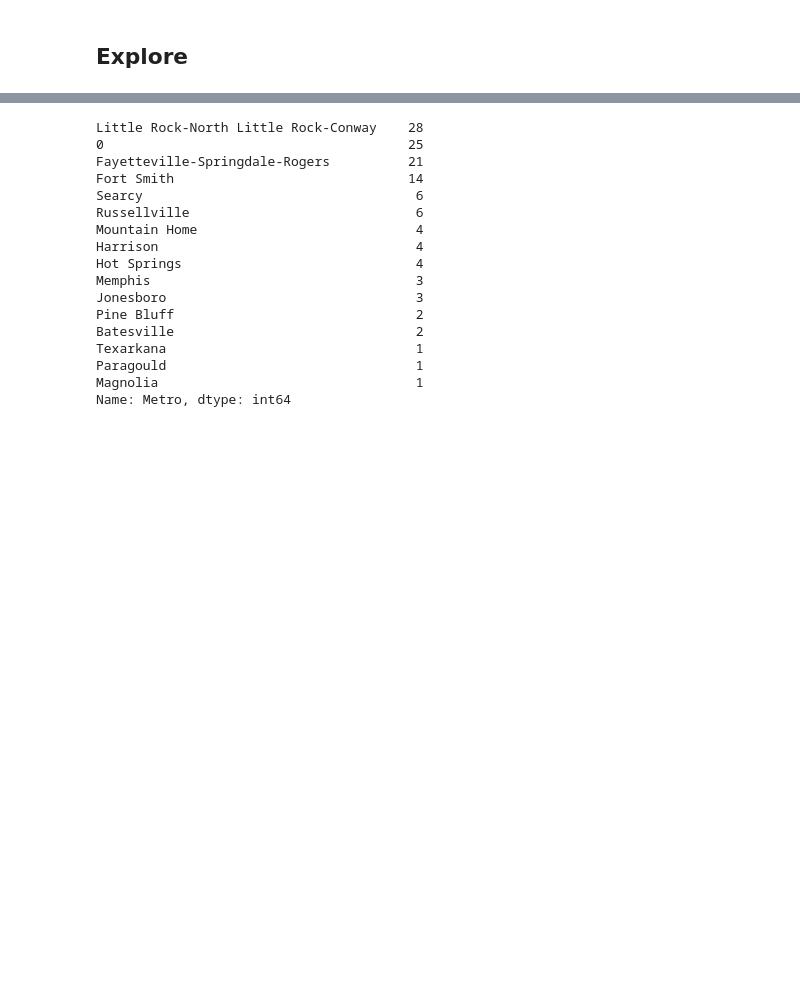
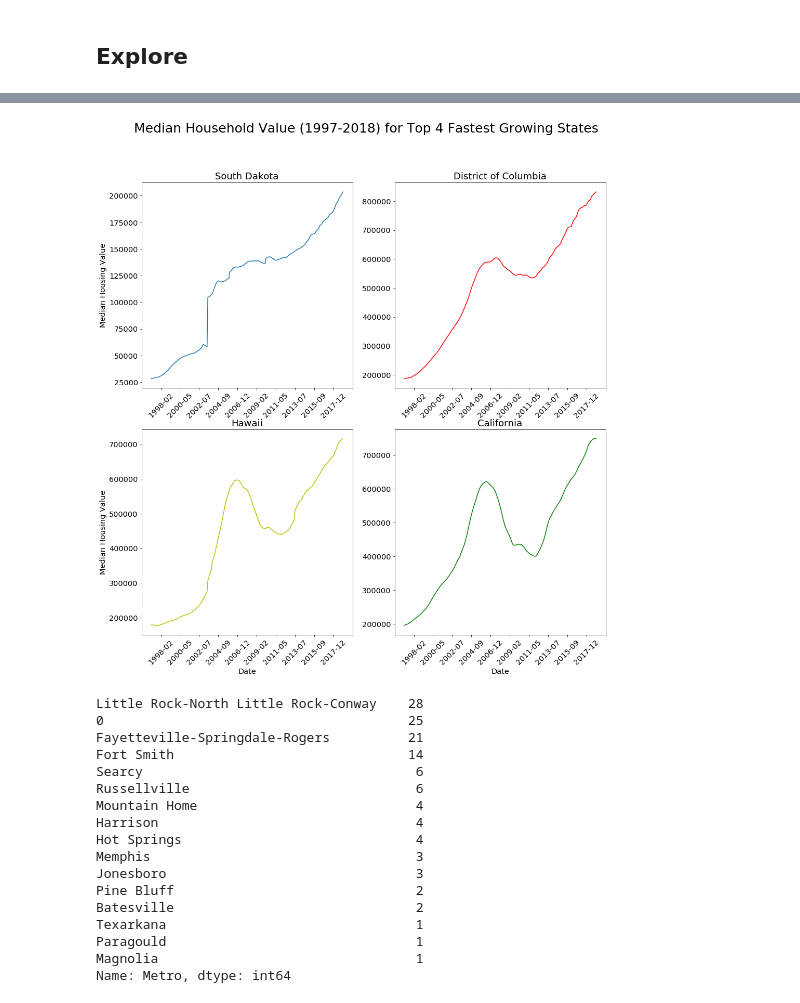
Before and after one commit to bcroarkin2726/IST718_BigDataAnalytics, a Jupyter notebook: HW2/Croarkin_Lab2.ipynb, the cells around one changed output, grey strips where cells are left out. Saved outputs shown, nothing was run; the diff lists cells and outputs as text; code cells hidden in the pictures; blank space fills up the shorter version.

```diff
--- a/HW2/Croarkin_Lab2.ipynb
+++ b/HW2/Croarkin_Lab2.ipynb
@@ -323,0 +399,13 @@ df_housing.head()
+# %%
+#group the housing dataframe by state for average median housing values by state over time
+state_housing = housing.groupby(['State']).mean()
+#need to impute values for North Dakota since they are missing values from 1997
+#first value from ND is 52227.272727 in 2005-03. Fill in all dates before with that first value
+state_housing.loc['ND','1997-01':'2005-02'] = 52227.272727
+#drop SizeRank column
+state_housing.drop(columns = 'SizeRank', inplace = True)
+#Create a column for percent difference from 1997 to 2019
+state_housing['PercentChange'] = round((state_housing['2019-01'] / state_housing['1997-01']) * 100, 2)
+#sort by Percent Change to get 6 largest changes
+state_housing.sort_values(by = 'PercentChange', ascending = False, inplace = True)
+state_housing = state_housing.head(6)
@@ -324,3 +421,64 @@ df_housing.head()
+# %%
+#set a variable for the date_columns
+date_columns = state_housing.columns[:-1]
+
+f = plt.figure(figsize=(16,16))
+
+ax = f.add_subplot(221)
+ax2 = f.add_subplot(222)
+ax3 = f.add_subplot(223)
+ax4 = f.add_subplot(224)
+
+#plot first graph
+ax.plot(date_columns, state_housing.loc['SD'][:-1])
+# decrease ticks
+xmin, xmax = ax.get_xlim()
+ax.set_xticks(np.round(np.linspace(xmin, xmax, 12), 1))
+#set axis labels and title
+ax.set_ylabel('Median Housing Value')
+ax.set_title('South Dakota', fontsize = 18)
+
+#plot second graph
+ax2.plot(date_columns, state_housing.loc['DC'][:-1], 'r')
+# decrease ticks
+xmin, xmax = ax2.get_xlim()
+ax2.set_xticks(np.round(np.linspace(xmin, xmax, 12), 1))
+#set axis labels and title
+#ax2.set_ylabel('Median Housing Value')
+ax2.set_title('District of Columbia', fontsize = 18)
+
+#plot third graph
+ax3.plot(date_columns, state_housing.loc['HI'][:-1], 'y')
+# decrease ticks
+xmin, xmax = ax3.get_xlim()
+ax3.set_xticks(np.round(np.linspace(xmin, xmax, 12), 1))
+#set axis labels and title
+ax3.set_xlabel('Date')
+ax3.set_ylabel('Median Housing Value')
+ax3.set_title('Hawaii', fontsize = 18)
+
+#plot fourth graph
+ax4.plot(date_columns, state_housing.loc['CA'][:-1], 'g')
+# decrease ticks
+xmin, xmax = ax4.get_xlim()
+ax4.set_xticks(np.round(np.linspace(xmin, xmax, 12), 1))
+#set axis labels and title
+ax4.set_xlabel('Date')
+#ax4.set_ylabel('Median Housing Value')
+ax4.set_title('California', fontsize = 18)
+
+#rotate all axis labels
+plt.setp(ax.xaxis.get_majorticklabels(), rotation=45)
+plt.setp(ax2.xaxis.get_majorticklabels(), rotation=45)
+plt.setp(ax3.xaxis.get_majorticklabels(), rotation=45)
+plt.setp(ax4.xaxis.get_majorticklabels(), rotation=45)
+
+#set title
+f.suptitle('Median Household Value (1997-2018) for Top 4 Fastest Growing States', fontsize = 25)
+
+plt.show()
+# %% [output]
+[figure, added]
 # %%
 housing[housing['State'] == 'AR']['Metro'].value_counts()
 # %% [output]
```
Also changed, not shown: parts of 23 cells of this notebook.
